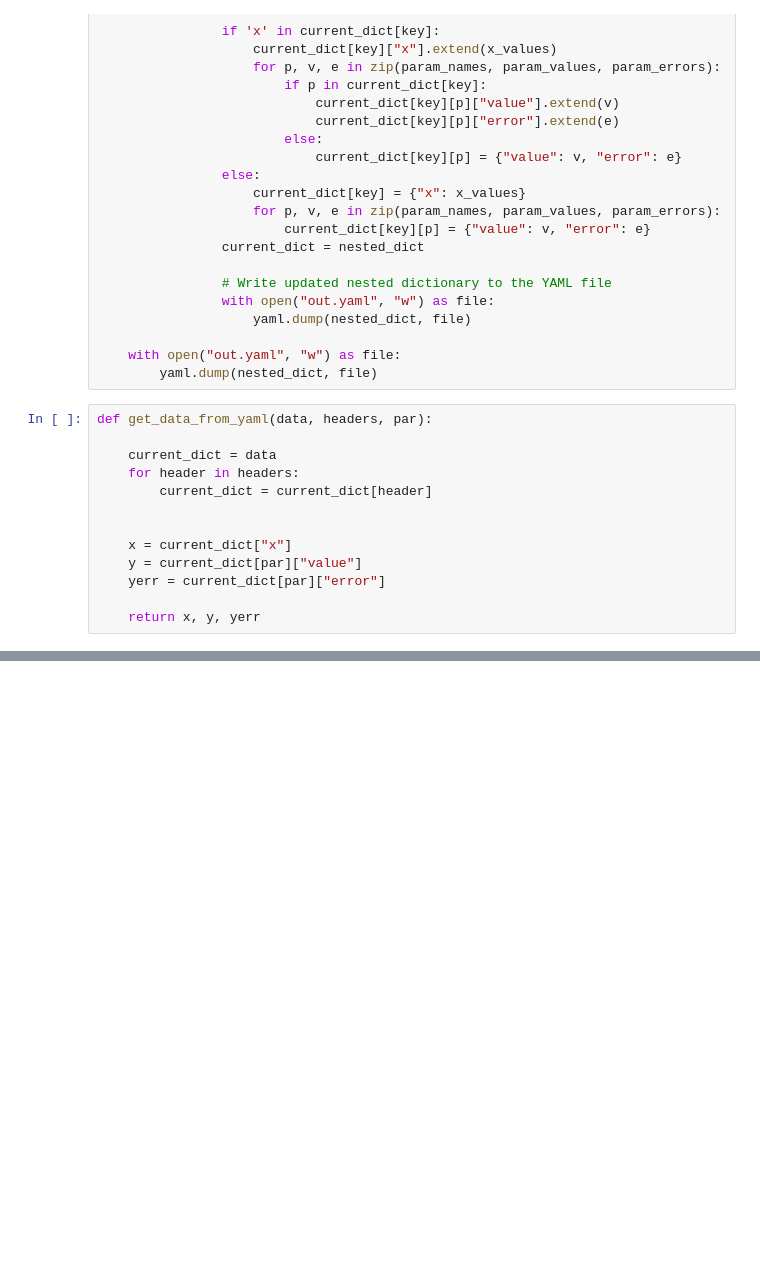
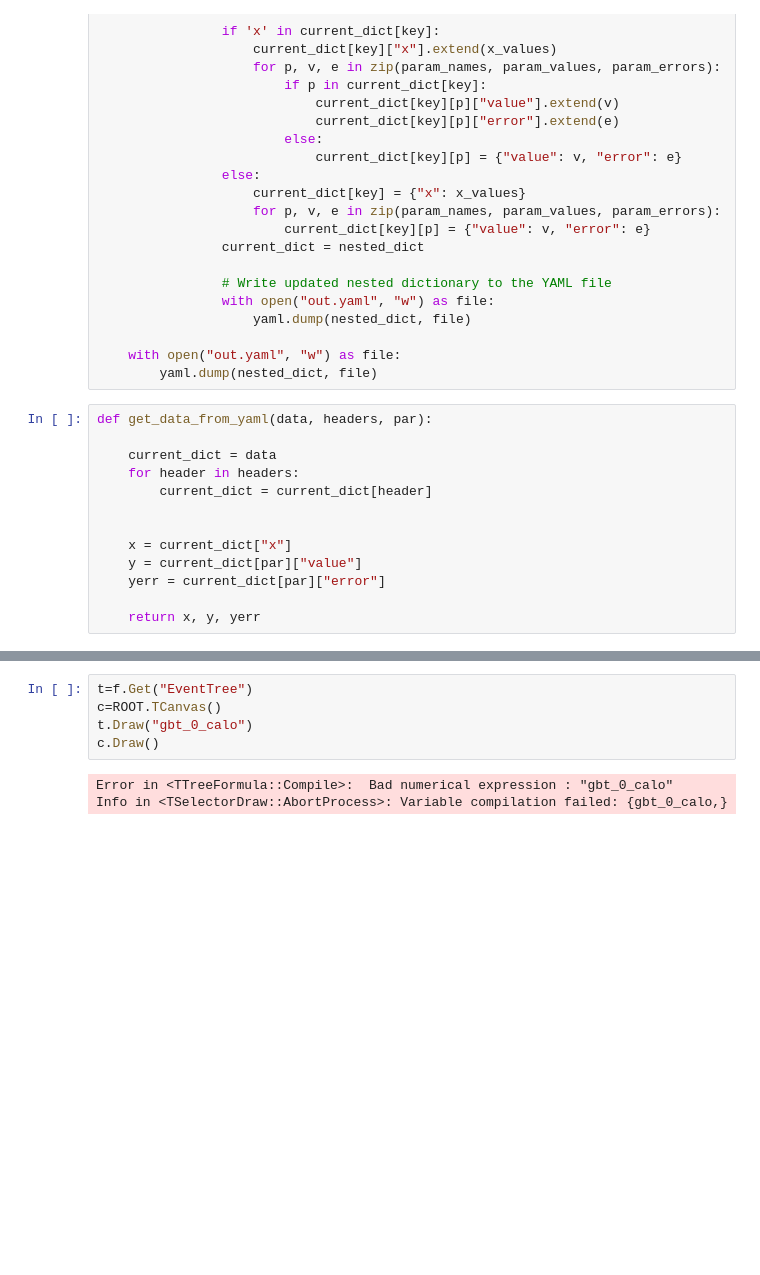
Before and after one commit to Gregtom3/clas12_dihadrons, a Jupyter notebook: utils/helper.ipynb, the cells around one changed output, grey strips where cells are left out. Drawn from its saved outputs; the diff is of its cells as text; blank space fills up the shorter version.

```diff
--- a/utils/helper.ipynb
+++ b/utils/helper.ipynb
@@ -137,0 +495,9 @@ def get_data_from_yaml(data, headers, par):
+# %%
+t=f.Get("EventTree")
+c=ROOT.TCanvas()
+t.Draw("gbt_0_calo")
+c.Draw()
+# %% [output]
+Error in <TTreeFormula::Compile>:  Bad numerical expression : "gbt_0_calo"
+Info in <TSelectorDraw::AbortProcess>: Variable compilation failed: {gbt_0_calo,}
+[figure, added]
```
Also changed, not shown: parts of 12 cells of this notebook, 15 other files.
